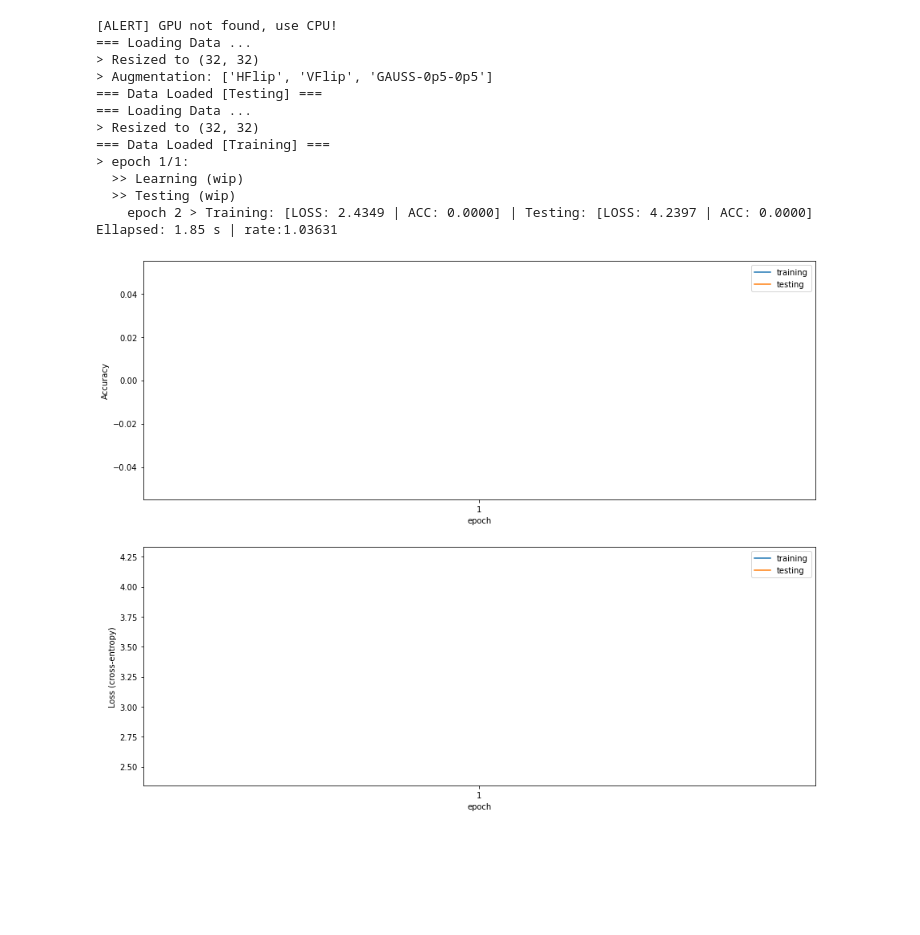
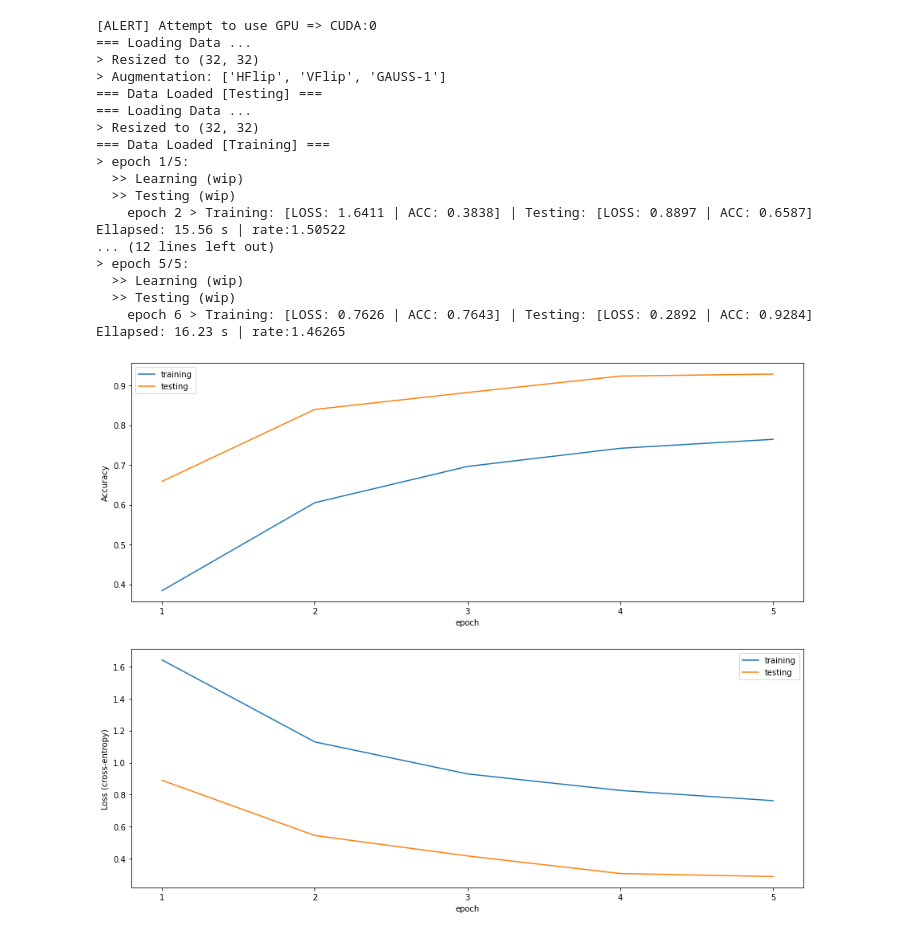
Before and after one commit to jaku-jaku/my_undergrad_course_works, a Jupyter notebook: CS 480/A4 Package/My Solution/src_code/main.ipynb, the cells around one changed output. Cells and saved outputs as stored; diff of their text form; code cells hidden in the pictures; blank space fills up the shorter version.

```diff
--- a/CS 480/A4 Package/My Solution/src_code/main.ipynb
+++ b/CS 480/A4 Package/My Solution/src_code/main.ipynb
@@ -60,31 +77,36 @@ model1 = a4_ex1_solution.solve_a4_ex1(
 # %%
 # Augmented Trial
-model2 = a4_ex1_solution.solve_a4_ex1(
+a4_ex1_solution.solve_a4_ex1(
     # USER DEFINE: ----- ----- ----- ----- ----- ----- ----- ----- ----- #
     TOTA_NUM_EPOCHS = NUM_EPOCH,
     LEARNING_RATE   = LEARNING_RATE,
     BATCH_SIZE      = BATCH_SIZE,
     MAX_SAMPLES     = MAX_SAMPLES, # Default: None => all data
     # const:
     OUT_DIR_E1      = "output/E1",
     IMG_SIZE        = (32, 32),
     VERBOSE_LEVEL   = a4_lib.VerboseLevel.HIGH,
-    TRAINING_AUG    = ["HFlip", "VFlip", "GAUSS-0p5-0p5"],
+    TRAINING_AUG    = ["HFlip", "VFlip", "GAUSS-1"],
 )
 # %% [output]
-[ALERT] GPU not found, use CPU!
+[ALERT] Attempt to use GPU => CUDA:0
 === Loading Data ...
 > Resized to (32, 32)
-> Augmentation: ['HFlip', 'VFlip', 'GAUSS-0p5-0p5']
+> Augmentation: ['HFlip', 'VFlip', 'GAUSS-1']
 === Data Loaded [Testing] ===
 === Loading Data ...
 > Resized to (32, 32)
 === Data Loaded [Training] ===
-> epoch 1/1:
+> epoch 1/5:
   >> Learning (wip)
   >> Testing (wip)
-    epoch 2 > Training: [LOSS: 2.4349 | ACC: 0.0000] | Testing: [LOSS: 4.2397 | ACC: 0.0000] Ellapsed: 1.85 s | rate:1.03631
+    epoch 2 > Training: [LOSS: 1.6411 | ACC: 0.3838] | Testing: [LOSS: 0.8897 | ACC: 0.6587] Ellapsed: 15.56 s | rate:1.50522
+... (12 lines left out)
+> epoch 5/5:
+  >> Learning (wip)
+  >> Testing (wip)
+    epoch 6 > Training: [LOSS: 0.7626 | ACC: 0.7643] | Testing: [LOSS: 0.2892 | ACC: 0.9284] Ellapsed: 16.23 s | rate:1.46265
-[figure, old version]
+[figure, new version]
 ==== P4.3 : Test: HFlip-1
 === Loading Data ...
 > Resized to (32, 32)
```
Also changed, not shown: parts of 4 cells of this notebook, 2 other files.
